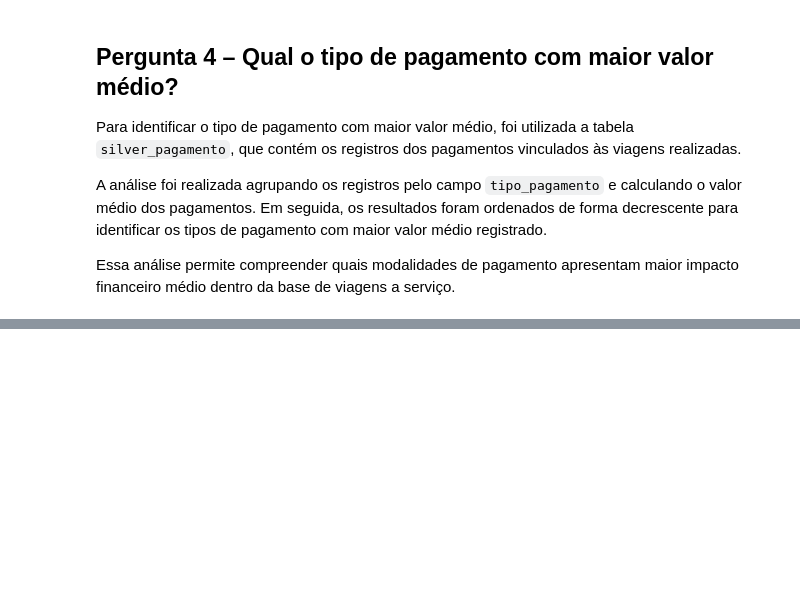
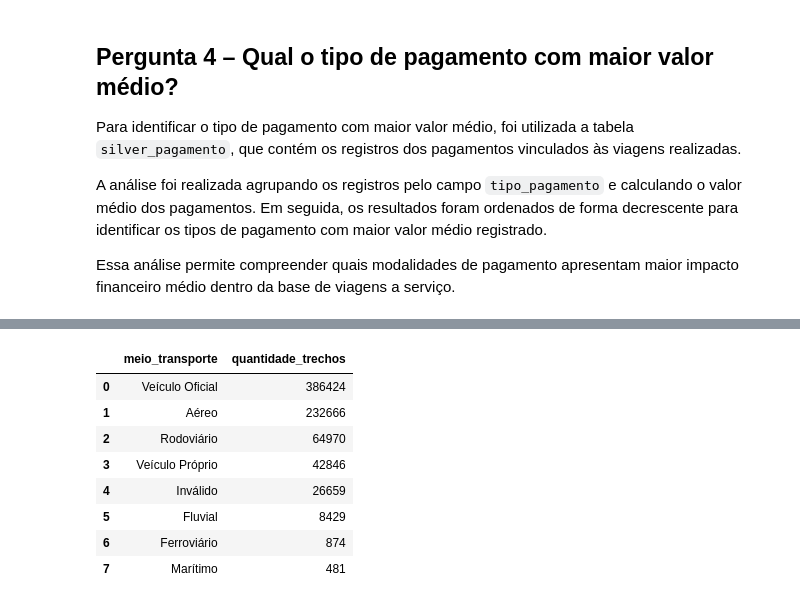
Before and after one commit to FernandaBarrosLinhares/Projeto-Final-Fernanda-Linhares, a Jupyter notebook: _MySQL/3_analise.ipynb, the cells around one changed output, grey strips where cells are left out. Cells and saved outputs as stored; diff of their text form; code cells hidden in the pictures; blank space fills up the shorter version.

```diff
--- a/_MySQL/3_analise.ipynb
+++ b/_MySQL/3_analise.ipynb
@@ -434,0 +479,23 @@ ORDER BY valor_medio DESC;
+# %%
+sql_q5 = '''
+SELECT
+    meio_transporte,
+    COUNT(*) AS quantidade_trechos
+FROM silver_trecho
+GROUP BY meio_transporte
+ORDER BY quantidade_trechos DESC;
+'''
+
+q5 = consultar(sql_q5)
+
+q5
+# %% [output]
+|  | meio_transporte | quantidade_trechos |
+| 0 | Veículo Oficial | 386424 |
+| 1 | Aéreo | 232666 |
+| 2 | Rodoviário | 64970 |
+| 3 | Veículo Próprio | 42846 |
+| 4 | Inválido | 26659 |
+| 5 | Fluvial | 8429 |
+| 6 | Ferroviário | 874 |
+| 7 | Marítimo | 481 |
```
Also changed, not shown: parts of 7 cells of this notebook, 1 other file.
